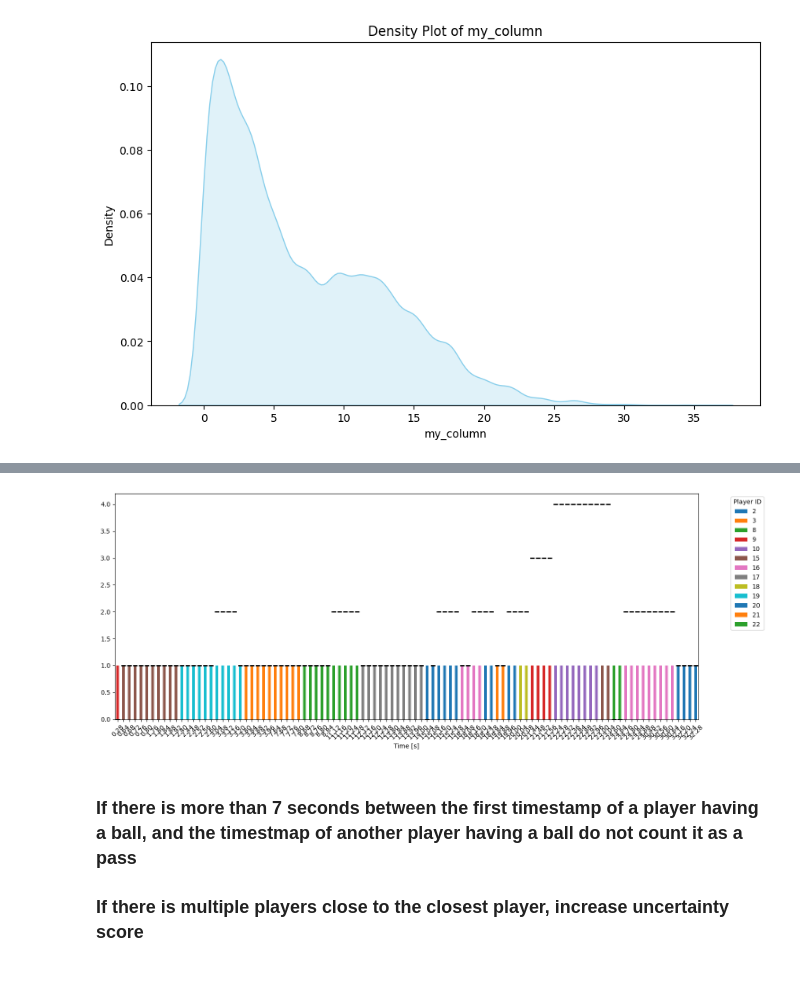
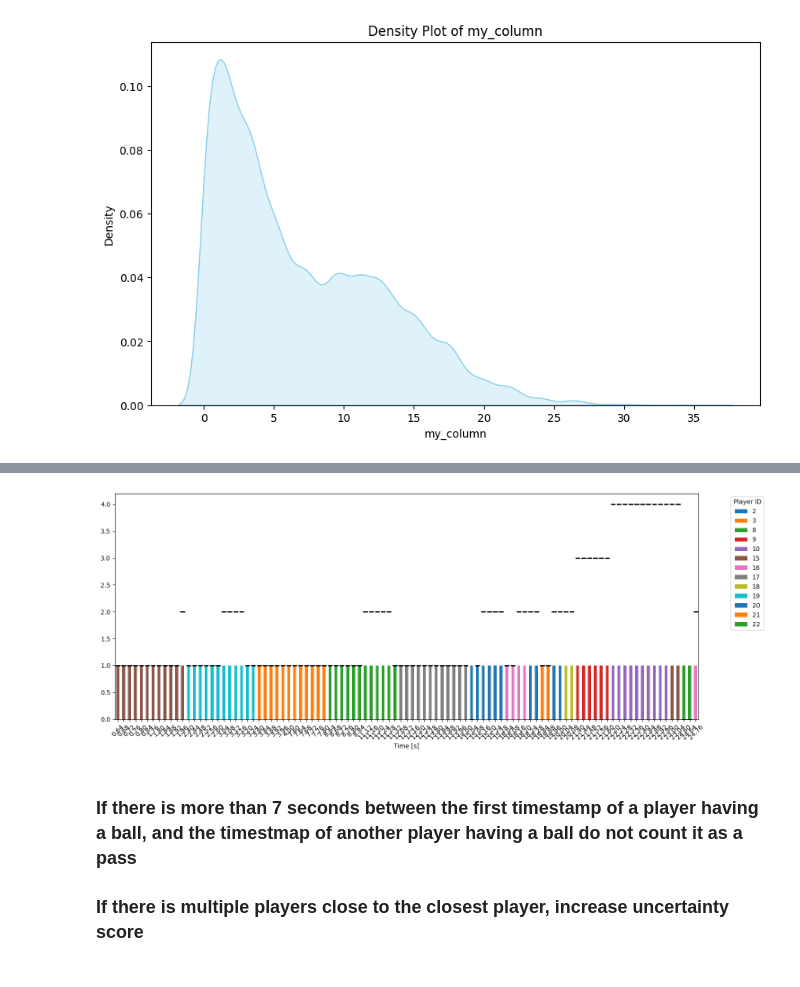
Before and after one commit to Anna280/VFF, a Jupyter notebook: explore/21-02-acceleration_explore.ipynb, the cells around one changed output, grey strips where cells are left out. Cells and saved outputs as stored; diff of their text form; code cells hidden in the pictures.

```diff
--- a/explore/21-02-acceleration_explore.ipynb
+++ b/explore/21-02-acceleration_explore.ipynb
@@ -3,4 +4,4 @@ import pandas as pd
 # %%
-ball = pd.read_csv("/Users/annadaugaard/Desktop/VFF/explore/data/labelled_match_ball.csv", index_col=0)
+ball = pd.read_csv("/Users/annadaugaard/Desktop/VFF/explore/labelled_match_ball_match.csv", index_col=0)
 event_data = pd.read_csv("/Users/annadaugaard/Desktop/VFF/raw_data/sample_match_1/Sample_Game_1_RawEventsData.csv")
 event_data_passes = event_data[event_data["Type"] == "PASS"]
@@ -219,3 +373,2 @@ plt.show()
 # %%
-ball['smoothed_acceleration_observed'] = [1 if abs(x) >= 20 else 0 for x in ball['smoothed_acceleration']]
-sum(1 for x in ball['filtered_acceleration'] if abs(x) >= 20) / sum(1 for x in ball['filtered_acceleration'])
+ball['smoothed_acceleration_observed'] = [1 if abs(x) >= 5 else 0 for x in ball['smoothed_acceleration']]
@@ -224,4 +375,4 @@ sum(1 for x in ball['filtered_acceleration'] if abs(x) >= 20) / sum(1 for x in b
 # %%
-players = pd.read_csv("/Users/annadaugaard/Desktop/VFF/explore/data/labelled_match_players.csv", index_col=0)
+players = pd.read_csv("/Users/annadaugaard/Desktop/VFF/explore/labelled_match_players_match.csv", index_col=0)
 # %%
 players_and_ball = players.merge(ball, on="time", how="left")
@@ -248,38 +470,38 @@ import numpy as np
 import matplotlib.pyplot as plt
 
 # Example: group by time and id, then count occurrences
-grouped = rank_1_index[0:100].groupby(["time", "id"]).size().unstack(fill_value=0)
+grouped = rank_1_index[1:100].groupby(["time", "id"]).size().unstack(fill_value=0)
 
 # Create a stacked bar plot of counts.
 ax = grouped.plot(kind="bar", stacked=True, figsize=(15, 6))
 plt.legend(title="Player ID", bbox_to_anchor=(1.05, 1), loc="upper left")
 
 # Compute an uncertainty index per time.
 # For example, take the maximum uncertainty_index value at each time.
-uncertainty_by_time = rank_1_index[0:100].groupby("time")["uncertainty_index"].max()
+uncertainty_by_time = rank_1_index[1:100].groupby("time")["uncertainty_index"].max()
 
 # Get the unique times (the index of 'grouped'); these serve as our x-axis ticks.
 unique_times = grouped.index
 x_positions = np.arange(len(unique_times))
 
 # Ensure the uncertainty series is aligned to the same unique_times order.
 uncertainty_by_time = uncertainty_by_time.loc[unique_times]
 
 bar_width = 0.8
 ax.hlines(y=uncertainty_by_time,
           xmin=x_positions - bar_width/2,
           xmax=x_positions + bar_width/2,
           colors="black",
           linewidth=2,
           label="Uncertainty Index",
           zorder=3)
 
 plt.xlabel("Time [s]")
 plt.xticks(x_positions, [f"{t:.2f}" for t in unique_times], rotation=45)
 plt.tight_layout()
 plt.show()
 # %% [output]
-[figure, old version]
+[figure, new version]
 # %% [markdown]
 ### If there is more than 7 seconds between the first timestamp of a player having a ball, and the timestmap of another player having a ball do not count it as a pass
 
```
Also changed, not shown: parts of 24 cells of this notebook, 2 other files.
